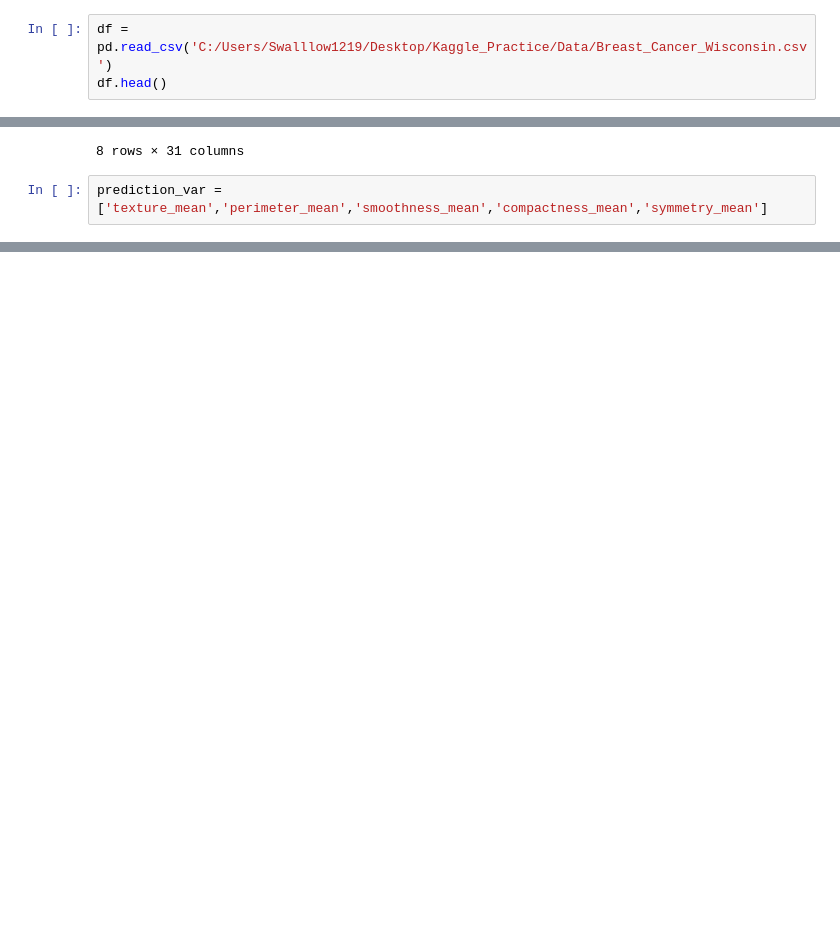
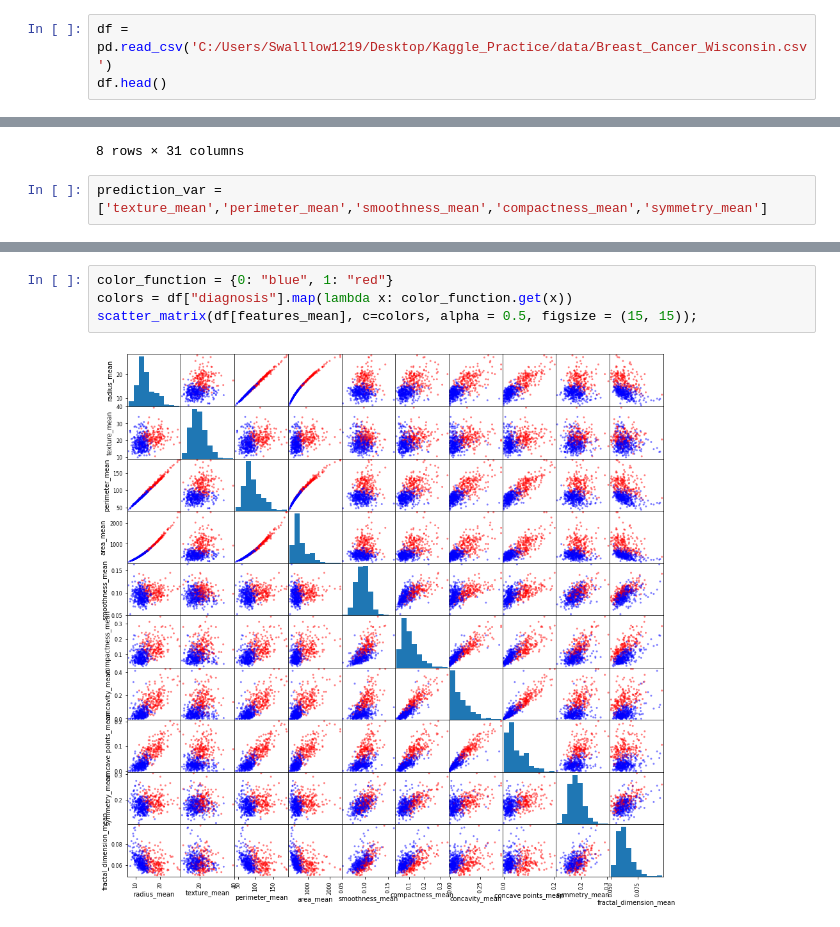
Before and after one commit to SBIK1219/CodingTest, a Jupyter notebook: Breast_Cancer_Wisconsin_ML.ipynb, the cells around one changed output, grey strips where cells are left out. Cells and saved outputs as stored; diff of their text form; blank space fills up the shorter version.

Commit message:
Cancer ML1 commit

```diff
--- a/Breast_Cancer_Wisconsin_ML.ipynb
+++ b/Breast_Cancer_Wisconsin_ML.ipynb
@@ -16,5 +19,5 @@ from sklearn import metrics
 # %%
-df = pd.read_csv('C:/Users/Swalllow1219/Desktop/Kaggle_Practice/Data/Breast_Cancer_Wisconsin.csv')
+df = pd.read_csv('C:/Users/Swalllow1219/Desktop/Kaggle_Practice/data/Breast_Cancer_Wisconsin.csv')
 df.head()
 # %% [output]
 |  | id | diagnosis | radius_mean | texture_mean | perimeter_mean | area_mean | smoothness_mean | ... |
@@ -118,0 +261,6 @@ train, test = train_test_split(df, test_size = 0.3)
+# %%
+color_function = {0: "blue", 1: "red"}
+colors = df["diagnosis"].map(lambda x: color_function.get(x))
+scatter_matrix(df[features_mean], c=colors, alpha = 0.5, figsize = (15, 15));
+# %% [output]
+[figure, added]
```
Also changed, not shown: parts of 25 cells of this notebook.
